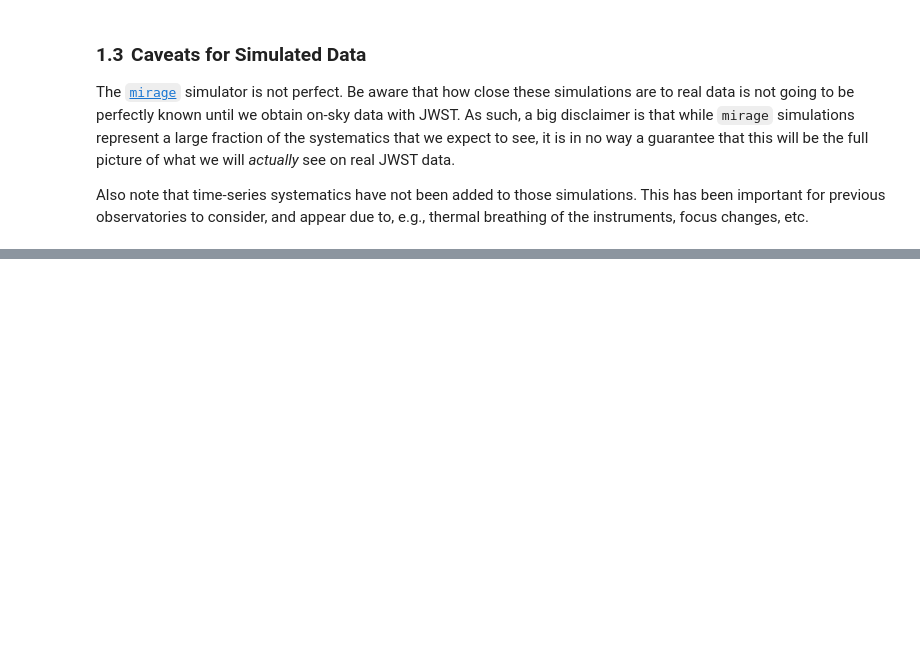
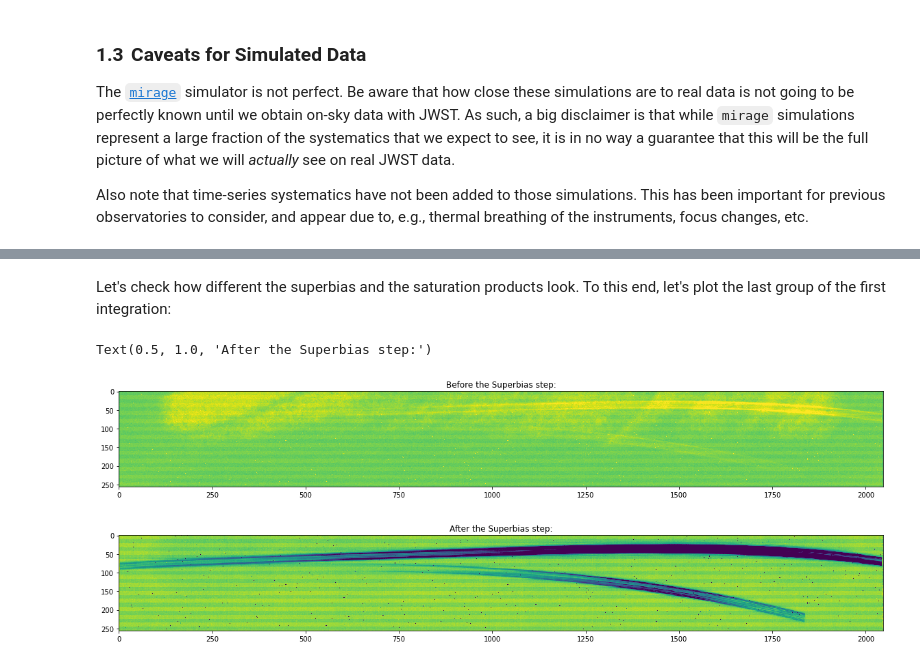
Before and after one commit to spacetelescope/jwebbinar_prep, a Jupyter notebook: tso_session/ExploringTSOProducts.ipynb, the cells around one changed output, grey strips where cells are left out. Cells and saved outputs as stored; diff of their text form; code cells hidden in the pictures; blank space fills up the shorter version.

```diff
--- a/tso_session/ExploringTSOProducts.ipynb
+++ b/tso_session/ExploringTSOProducts.ipynb
@@ -118,0 +269,2 @@ Let's run the `saturation` and `linearity` steps:
+# %%
+saturation_results.groupdq[0, 2:, 123, 123] = 2
@@ -118,0 +276,17 @@ Let's run the `saturation` and `linearity` steps:
+# %%
+# Download uncal file:
+ref_filename = 'jwst_niriss_superbias_0017.fits'
+download_link = 'https://stsci.box.com/shared/static/1n3etewqfhgbdhd1vpwour3gg3shiisa.fits'
+
+# Look if the file has been downloaded. If not, do it:
+if os.path.exists(ref_filename):
+
+    print(ref_filename + ' already exists. Not downloading.')
+
+else:
+
+    print('Downloading {}...'.format(ref_filename)+' from '+ download_link)
+    download_filename = download_file(download_link,
+                                      cache=True)
+    # Rename file:
+    os.rename(download_filename, ref_filename)
@@ -118,0 +295,6 @@ Let's run the `saturation` and `linearity` steps:
+# %%
+# Run superbias step:
+superbias_results = calwebb_detector1.superbias_step.SuperBiasStep.call(saturation_results ,
+                                                                        output_dir='pipeline_outputs_directory',
+                                                                        override_superbias = ref_filename,
+                                                                        save_results=True)
@@ -118,0 +308,23 @@ Let's run the `saturation` and `linearity` steps:
+# %% [markdown]
+Let's check how different the superbias and the saturation products look. To this end, let's plot the last group of the first integration:
+# %%
+# Plot them:
+plt.figure(figsize=(20,5))
+im = plt.imshow(saturation_results.data[0,-1,:,:] / np.nanmedian(saturation_results.data[0,-1,:,:]), \
+                interpolation = 'None')
+im.set_clim(-3,2)
+plt.title('Before the Superbias step:')
+
+# Repeat for last group:
+saturated_pixels_lastgroup[idx_sat_pixels_last_group] = 1.
+
+# Plot them:
+plt.figure(figsize=(20,5))
+im = plt.imshow(superbias_results.data[0,-1,:,:] / np.nanmedian(superbias_results.data[0,-1,:,:]), \
+                interpolation = 'None')
+im.set_clim(-3,2)
+plt.title('After the Superbias step:')
+# %% [output]
+Text(0.5, 1.0, 'After the Superbias step:')
+[figure, added]
+[figure, added]
```
Also changed, not shown: parts of 53 cells of this notebook.
